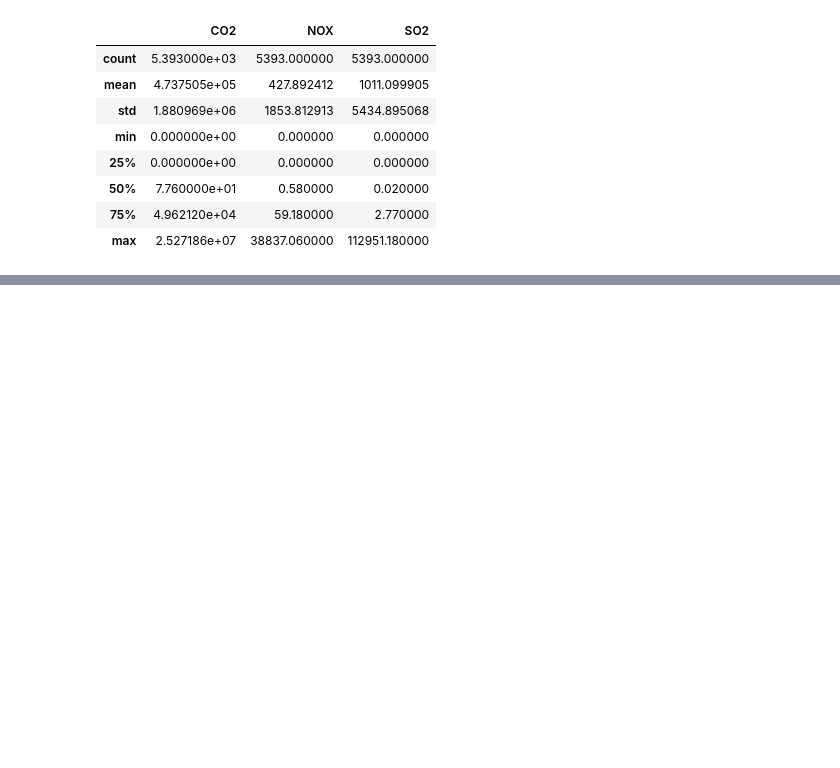
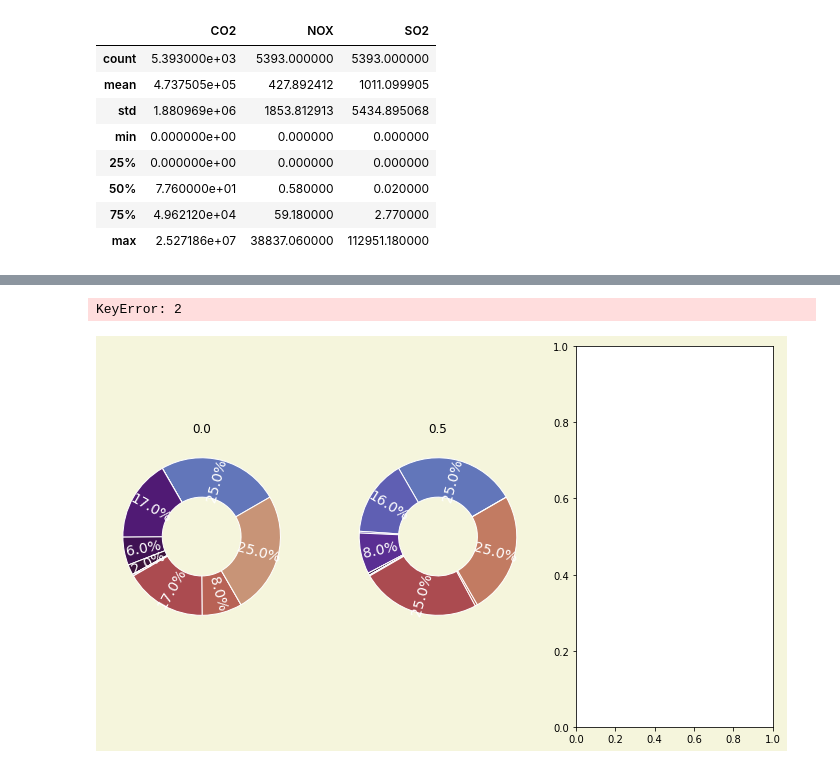
Before and after one commit to davydtamrazov/analysis-of-urban-systems-data, a Jupyter notebook: electric_power_generation_emissions.ipynb, the cells around one changed output, grey strips where cells are left out. Drawn from its saved outputs; the diff is of its cells as text; code cells hidden in the pictures; blank space fills up the shorter version.

```diff
--- a/electric_power_generation_emissions.ipynb
+++ b/electric_power_generation_emissions.ipynb
@@ -102,0 +110,11 @@ df[['CO2', 'NOX', 'SO2']].describe()
+# %%
+# colors = ["#1984c5", "#22a7f0", "#63bff0", "#a7d5ed", "#e2e2e2", "#e1a692", "#de6e56", "#e14b31", "#c23728"]
+
+def generate_colors(cmap, num_colors, lower=0, upper=1):
+    """
+    Generates a list of colors
+    """
+
+    cmap = cm.get_cmap(cmap)
+    colors = [cmap(i) for i in np.linspace(lower, upper, num_colors)]
+    return colors
@@ -102,0 +133,49 @@ df[['CO2', 'NOX', 'SO2']].describe()
+# %%
+gen_types = ['CoalGen', 'OilGen', 'GasGen', 'NuclearGen', 'HydroGen', 'BiomassGen','WindGen', 'SolarGen',
+             'GeoGen', 'OtherFossilGen', 'OtherGen', 'NonRenewGen', 'RenewGen', 'CombGen', 'NonCombGen']
+
+df_temp = df.loc[:, ['Combust', 'NetGen'] + gen_types].groupby('Combust')
+groups = df_temp.groups
+df_temp = df_temp.agg({'sum'})/df['NetGen'].sum()
+
+# Combustion plant types
+comb_type = dict(
+    1: 'Fully Combustible',
+    0.5: ''
+)
+
+# Plotting the pie chart
+fig, axs = plt.subplots(1, len(groups), figsize=(12,7))
+fig.patch.set_facecolor('beige')
+
+for n, g in enumerate(groups):
+    ax = axs[n]
+
+    patches, labels, pct_texts = ax.pie(
+        df_temp.loc[n, :].to_numpy(),
+        autopct=lambda p: '{:.1f}%'.format(round(p)) if p > 1 else '',
+        colors=generate_colors('twilight', len(df_temp.loc[n, :].to_numpy()), 0.25, 0.85),
+        wedgeprops=dict(width=0.5, edgecolor='w'), radius=1,
+        startangle=30,
+        pctdistance=0.75,
+        labeldistance=1.2,
+        textprops={'size':14, 'color':'w'},
+        rotatelabels=True
+    )
+
+    for label, pct_text in zip(labels, pct_texts):
+        pct_text.set_rotation(label.get_rotation())
+
+    ax.set_title(g)
+
+# ax1.legend(['Full Combustion', 'Partial Combustion', 'Non-combustion'], loc='upper right')
+plt.legend(['Full Combustion', 'Partial Combustion', 'Non-combustion'], loc='upper right')
+plt.suptitle("COMBUSTION TYPE", fontsize=20, fontweight='bold')
+
+fig.tight_layout()
+# fig.subplots_adjust(wspace=.2) # Space between charts
+
+plt.show()
+# %% [output]
+KeyError: 2
+[figure, added]
```
Also changed, not shown: parts of 17 cells of this notebook.
